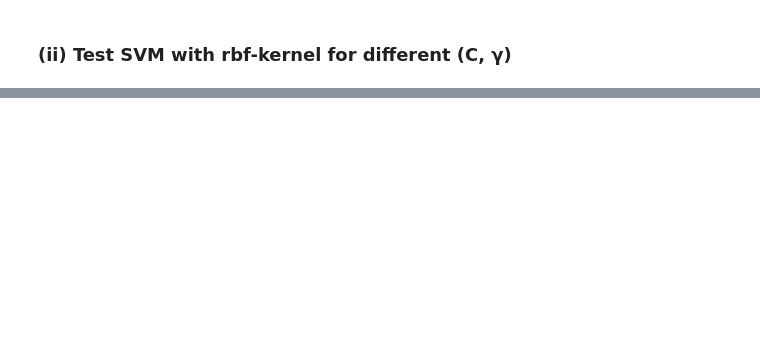
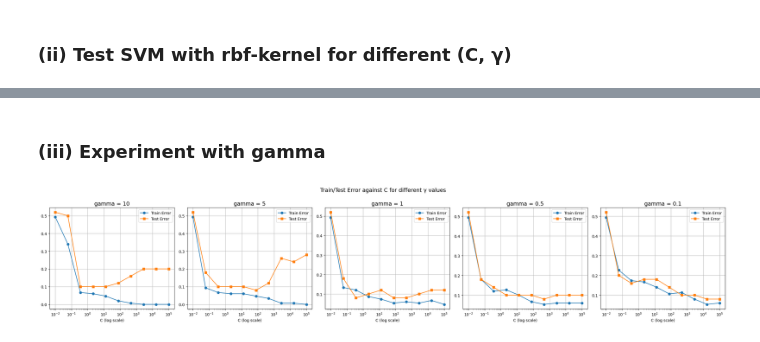
Before and after one commit to apanholzer/MML, a Jupyter notebook: exercise_9_3_panholzer.ipynb, the cells around one changed output, grey strips where cells are left out. Drawn from its saved outputs; the diff is of its cells as text; code cells hidden in the pictures; blank space fills up the shorter version.

```diff
--- a/exercise_9_3_panholzer.ipynb
+++ b/exercise_9_3_panholzer.ipynb
@@ -188,0 +139,39 @@ plt.show()
+# %% [markdown]
+### (iii) Experiment with gamma
+# %%
+X, y = make_moons(n_samples = 200, noise = 0.3, random_state = 42)
+X_train, X_test, y_train, y_test = train_test_split(X, y, random_state = 42)
+# %%
+gammas = [10, 5, 1, 0.5, 0.1]
+C_values = np.logspace(-2, 5, num = 10)
+# %%
+fig, axes = plt.subplots(1, 5, figsize=(25, 5))
+fig.suptitle('Train/Test Error against C for different γ values', fontsize = 14, y = 1)
+
+for idx, gamma in enumerate(gammas):
+    train_errors = []
+    test_errors = []
+
+    for C in C_values:
+        classification = SVC(kernel = 'rbf', gamma = gamma, C = C, random_state = 42)
+        classification.fit(X_train, y_train)
+
+        train_err = zero_one_loss(y_train, classification.predict(X_train), normalize = True)
+        test_err = zero_one_loss(y_test, classification.predict(X_test), normalize = True)
+
+        train_errors.append(train_err)
+        test_errors.append(test_err)
+
+    ax = axes[idx]
+    ax.semilogx(C_values, train_errors, marker = 'o', label = 'Train Error')
+    ax.semilogx(C_values, test_errors, marker = 's', label = 'Test Error')
+
+    ax.set_title(f"gamma = {gamma}", fontsize = 14)
+    ax.set_xlabel("C (log scale)")
+    ax.grid(True)
+    ax.legend()
+
+plt.tight_layout()
+plt.show()
+# %% [output]
+[figure, added]
```
Also changed, not shown: parts of 11 cells of this notebook.
